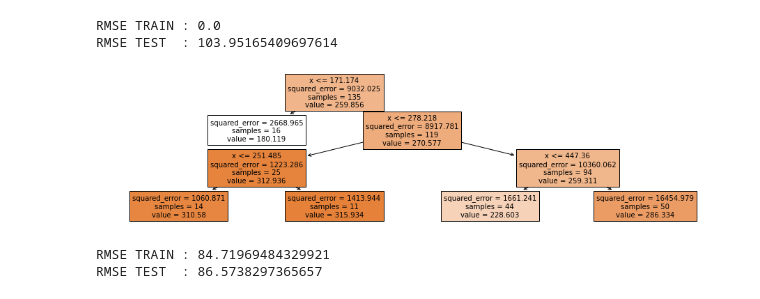
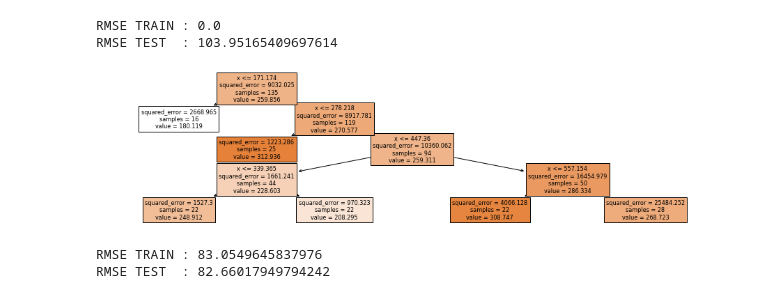
Before and after one commit to aulas-e-palestras/bsbr-modernos, a Jupyter notebook: notebooks/regression_trees.ipynb, the cells around one changed output. Saved outputs shown, nothing was run; the diff lists cells and outputs as text; code cells hidden in the pictures.

```diff
--- a/notebooks/regression_trees.ipynb
+++ b/notebooks/regression_trees.ipynb
@@ -42,19 +44,19 @@ print(f'RMSE TEST  : {np.sqrt(mean_squared_error(y_test,y_pred))}')
 RMSE TRAIN : 0.0
 RMSE TEST  : 103.95165409697614
 # %%
-reg = DecisionTreeRegressor(max_depth=3,min_samples_leaf=10,random_state=42)
+reg = DecisionTreeRegressor(max_depth=5, min_samples_leaf=15, random_state=42)
 reg.fit(x_train.values.reshape(-1,1),y_train)
 
 fig = plt.figure(figsize=(16,4))
 _ = tree.plot_tree(reg,
                    feature_names=['x'],
                    filled=True)
 # %% [output]
-[figure, old version]
+[figure, new version]
 # %%
 y_pred = reg.predict(x_test.values.reshape(-1,1))
 print(f'RMSE TRAIN : {np.sqrt(mean_squared_error(y_train,reg.predict(x_train.values.reshape(-1,1))))}')
 print(f'RMSE TEST  : {np.sqrt(mean_squared_error(y_test,y_pred))}')
 # %% [output]
-RMSE TRAIN : 84.71969484329921
-RMSE TEST  : 86.5738297365657
+RMSE TRAIN : 83.0549645837976
+RMSE TEST  : 82.66017949794242
```
Also changed, not shown: parts of 1 cell of this notebook, 4 other files.
